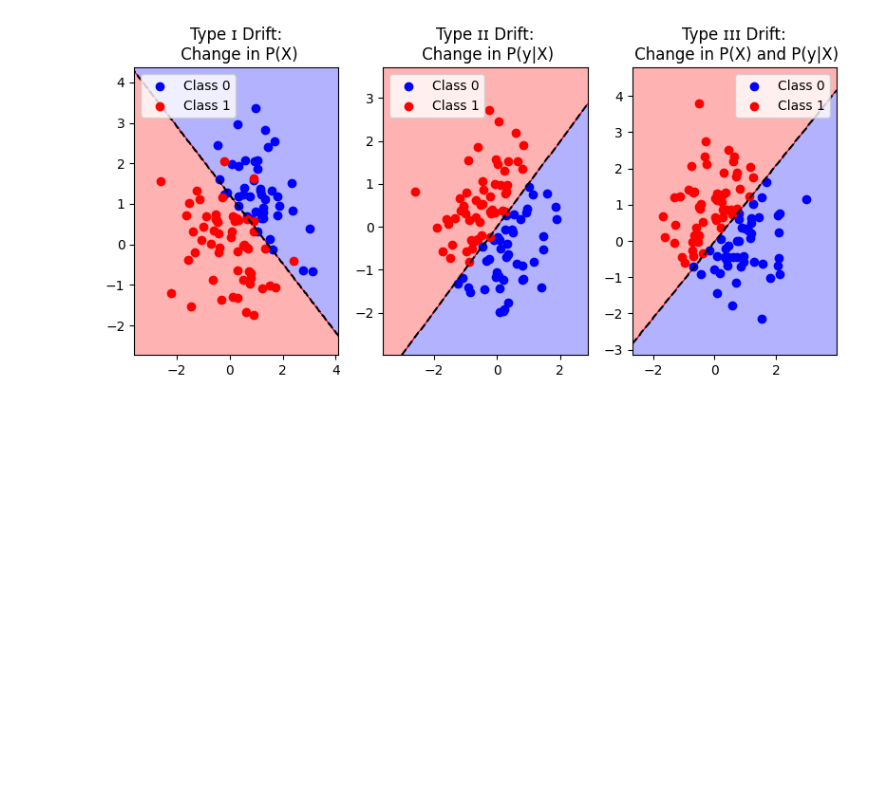
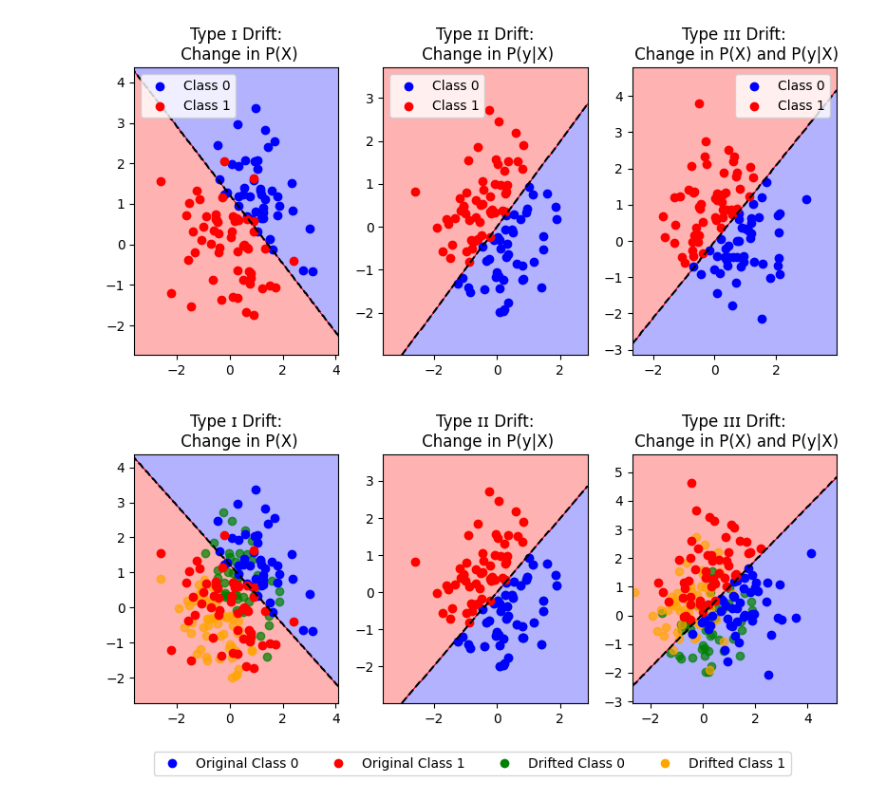
Before and after one commit to ifte110/Concept_drift_detection_adaptation, a Jupyter notebook: Plots/plots-for-report.ipynb, the cells around one changed output. Drawn from its saved outputs; the diff is of its cells as text; code cells hidden in the pictures; blank space fills up the shorter version.

```diff
--- a/Plots/plots-for-report.ipynb
+++ b/Plots/plots-for-report.ipynb
@@ -829,3 +831,80 @@ plt.savefig("drifttype.pdf", format="pdf", bbox_inches='tight')
 plt.show()
 # %% [output]
 [figure]
+# %%
+import numpy as np
+import matplotlib.pyplot as plt
+from matplotlib.colors import ListedColormap
+from sklearn.linear_model import LogisticRegression
+from matplotlib.lines import Line2D
+
+# Set random seed for reproducibility
+np.random.seed(42)
+
+# Generate sample data
+n_samples = 100
+X = np.random.normal(0, 1, (n_samples, 2))
+y = np.array([0 if x[0] + x[1] > 0 else 1 for x in X])
+
+# Define a function to plot the decision boundary and original vs. drifted data
+def plot_decision_boundary(clf, X, y, X_orig, title, ax):
+    # Create a mesh grid for plotting
+    x_min, x_max = X[:, 0].min() - 1, X[:, 0].max() + 1
+    y_min, y_max = X[:, 1].min() - 1, X[:, 1].max() + 1
+    xx, yy = np.meshgrid(np.arange(x_min, x_max, 0.02),
+                         np.arange(y_min, y_max, 0.02))
+    Z = clf.predict(np.c_[xx.ravel(), yy.ravel()])
+    Z = Z.reshape(xx.shape)
+
+    # Plot the decision boundary
+    ax.contourf(xx, yy, Z, alpha=0.3, cmap=ListedColormap(['blue', 'red']))
+    ax.contour(xx, yy, Z, colors='k', levels=[0.5], linestyles='--')
+
+    # Plot original and drifted data points with distinct colors
+    ax.scatter(X_orig[y == 0, 0], X_orig[y == 0, 1], color='green', label='Original Class 0', alpha=0.7)
+    ax.scatter(X_orig[y == 1, 0], X_orig[y == 1, 1], color='orange', label='Original Class 1', alpha=0.7)
+    ax.scatter(X[y == 0, 0], X[y == 0, 1], color='blue', label='Drifted Class 0')
+    ax.scatter(X[y == 1, 0], X[y == 1, 1], color='red', label='Drifted Class 1')
+
+    ax.set_title(title)
+
+# Create subplots
+fig, axs = plt.subplots(1, 3, figsize=(8, 4))
+
+# Type ɪ Drift (Change in P(X))
+X_drift = X + np.random.normal(0.5, 0.5, X.shape)
+clf_type1 = LogisticRegression()
+clf_type1.fit(X_drift, y)
+plot_decision_boundary(clf_type1, X_drift, y, X, 'Type ɪ Drift:\n Change in P(X)', axs[0])
+
+# Type ɪɪ Drift (Change in P(y|X))
+y_drift = np.array([0 if x[0] - x[1] > 0 else 1 for x in X])
+clf_type2 = LogisticRegression()
+clf_type2.fit(X, y_drift)
+plot_decision_boundary(clf_type2, X, y_drift, X, 'Type ɪɪ Drift:\n Change in P(y|X)', axs[1])
+
+# Type ɪɪɪ Drift (Change in both P(X) and P(y|X))
+X_drift_combined = X + np.random.normal(1.0, 0.8, X.shape)  # Increased drift for visibility
+y_drift_combined = np.array([0 if x[0] - x[1] > 0 else 1 for x in X_drift_combined])
+clf_type3 = LogisticRegression()
+clf_type3.fit(X_drift_combined, y_drift_combined)
+plot_decision_boundary(clf_type3, X_drift_combined, y_drift_combined, X, 'Type ɪɪɪ Drift:\n Change in P(X) and P(y|X)', axs[2])
+
+# Create custom legend elements
+legend_elements = [
+    Line2D([0], [0], marker='o', color='w', markerfacecolor='blue', label='Original Class 0', markersize=8),
+    Line2D([0], [0], marker='o', color='w', markerfacecolor='red', label='Original Class 1', markersize=8),
+    Line2D([0], [0], marker='o', color='w', markerfacecolor='green', label='Drifted Class 0', markersize=8),
+    Line2D([0], [0], marker='o', color='w', markerfacecolor='orange', label='Drifted Class 1', markersize=8)
+]
+
+# Add a legend below the subplots for class color indication
+fig.legend(handles=legend_elements, loc='lower center', ncol=4, fontsize=10)
+
+# Display the plots
+plt.tight_layout()
+plt.subplots_adjust(bottom=0.2)  # Adjust bottom to make space for the legend
+plt.savefig("drifttype_combined_legend_bottom.pdf", format="pdf", bbox_inches='tight')
+plt.show()
+# %% [output]
+[figure, added]
```
Also changed, not shown: parts of 1 cell of this notebook, 6 other files.
